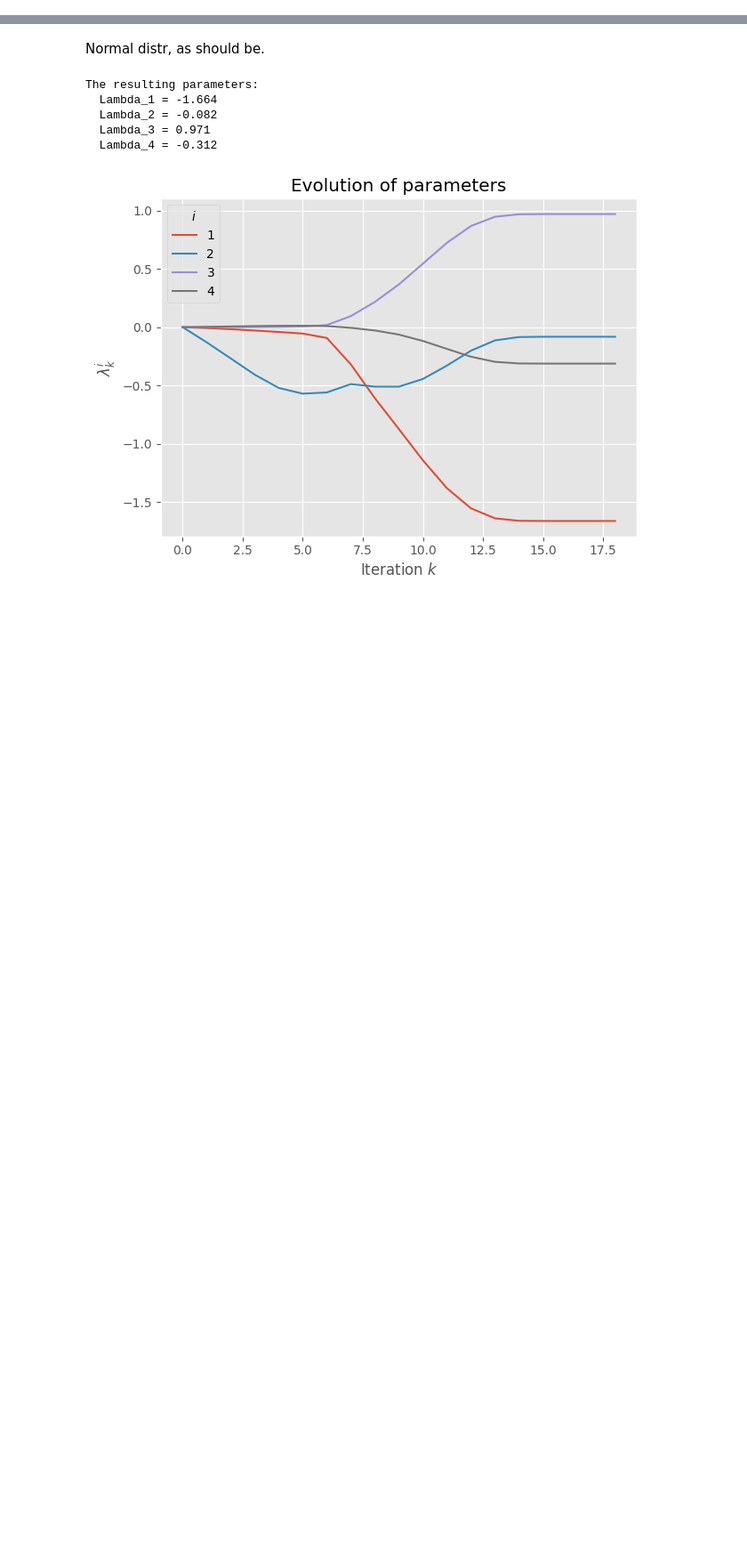
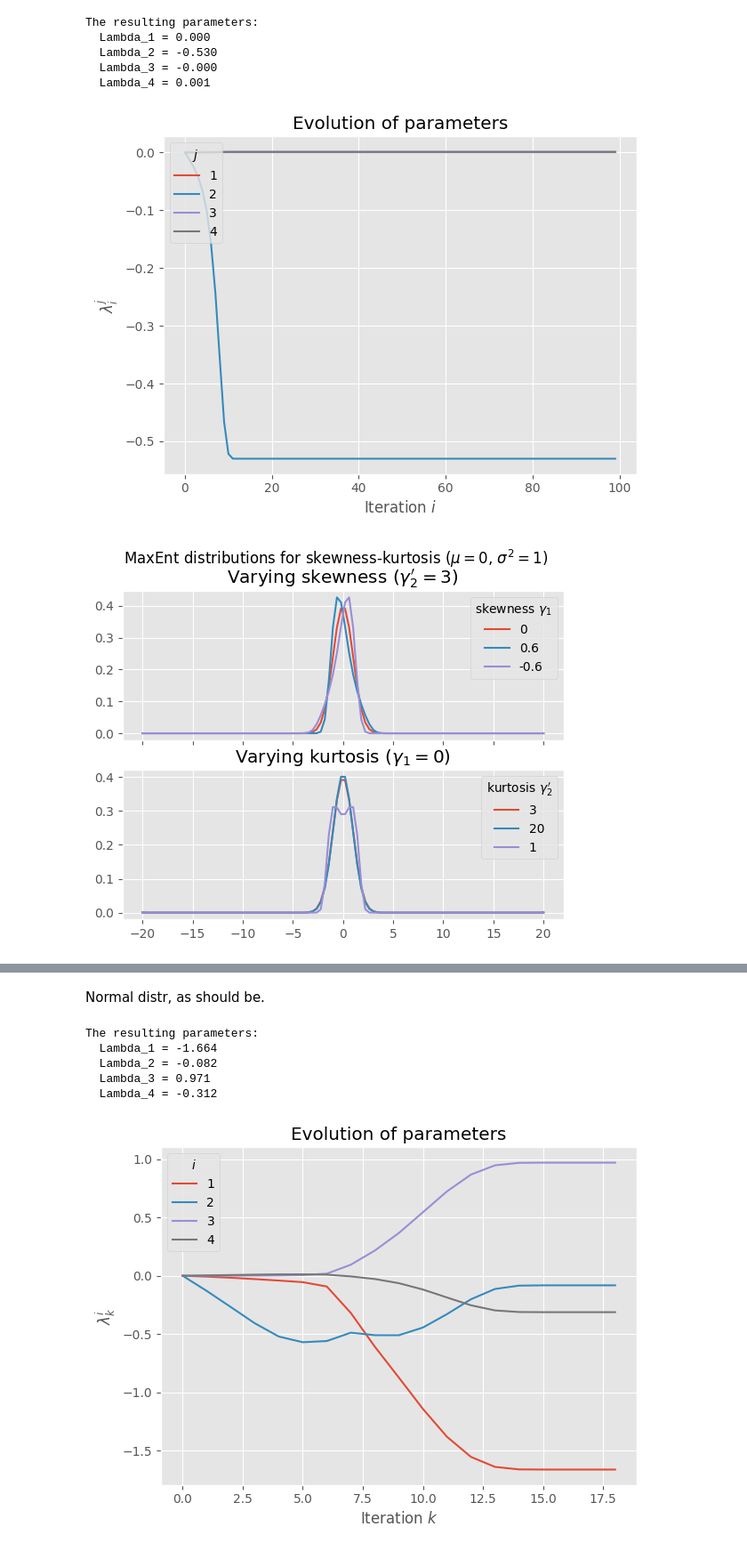
Before and after one commit to LiselotPrins/max_entropy, a Jupyter notebook: skew_kurt_convergence.ipynb, the cells around one changed output, grey strips where cells are left out. Shown: that part at 89% size. Saved outputs shown, nothing was run; the diff lists cells and outputs as text; code cells hidden in the pictures; blank space fills up the shorter version.

```diff
--- a/skew_kurt_convergence.ipynb
+++ b/skew_kurt_convergence.ipynb
@@ -22,3 +49,70 @@ n = 60
+# %%
+#Example
+
+ob_skewkurt_0_3 = MaxEnt(support=(l,u),
+                     n_quadrature=n,
+                     b_constraints=d.b_constraint_skewkurt(0,3),
+                     f_vector=d.f_constraint_skewkurt,
+                     warning_convergence=False)
+ob_skewkurt_p1_3 = MaxEnt(support=(l,u),
+                     n_quadrature=n,
+                     b_constraints=d.b_constraint_skewkurt(.6,3),
+                     f_vector=d.f_constraint_skewkurt,
+                     warning_convergence=False)
+ob_skewkurt_m1_3 = MaxEnt(support=(l,u),
+                     n_quadrature=n,
+                     b_constraints=d.b_constraint_skewkurt(-.6,3),
+                     f_vector=d.f_constraint_skewkurt,
+                     warning_convergence=False)
+
+
+kurt_high = 20
+ob_skewkurt_0_5 = MaxEnt(support=(l,u),
+                     n_quadrature=n,
+                     b_constraints=d.b_constraint_skewkurt(0,kurt_high),
+                     f_vector=d.f_constraint_skewkurt,
+                     warning_convergence=False)
+
+ob_skewkurt_0_1 = MaxEnt(support=(l,u),
+                     n_quadrature=n,
+                     b_constraints=d.b_constraint_skewkurt(0,2),
+                     f_vector=d.f_constraint_skewkurt,
+                     warning_convergence=False)
+
+ob_skewkurt_0_5.visualize_algorithm()
+# ob_skewkurt_p1_3.visualize_solution(xlim=(-5,5))
+a=20
+N=100
+xx = np.linspace(-1*a,a,N)
+pdf1 = ob_skewkurt_0_3.pdf(xx)
+pdf2 = ob_skewkurt_p1_3.pdf(xx)
+pdf3 = ob_skewkurt_m1_3.pdf(xx)
+
+pdf4 = ob_skewkurt_0_5.pdf(xx)
+pdf5 = ob_skewkurt_0_1.pdf(xx)
+
+f, ax = plt.subplots(2,1,sharex=True)
+ax[0].plot(xx, pdf1, label=0)
+ax[0].plot(xx, pdf2, label=0.6)
+ax[0].plot(xx, pdf3, label=-0.6)
+ax[0].legend(title="skewness $\\gamma_1$")
+ax[0].set_title("Varying skewness ($\\gamma_2'=3$)")
+
+ax[1].plot(xx, pdf1, label=3)
+ax[1].plot(xx, pdf4, label=kurt_high)
+ax[1].plot(xx, pdf5, label=1)
+ax[1].legend(title="kurtosis $\\gamma_2'$")
+ax[1].set_title("Varying kurtosis ($\\gamma_1=0$)")
+f.suptitle("MaxEnt distributions for skewness-kurtosis ($\\mu=0$, $\\sigma^2=1$)")
+plt.show()
+# %% [output]
+The resulting parameters:
+  Lambda_1 = 0.000
+  Lambda_2 = -0.530
+  Lambda_3 = -0.000
+  Lambda_4 = 0.001
+[figure, added]
+[figure, added]
 # %%
 ob_skewkurt = MaxEnt(support=(l,u),
                      n_quadrature=n,
```
Also changed, not shown: parts of 4 cells of this notebook, 13 other files.
